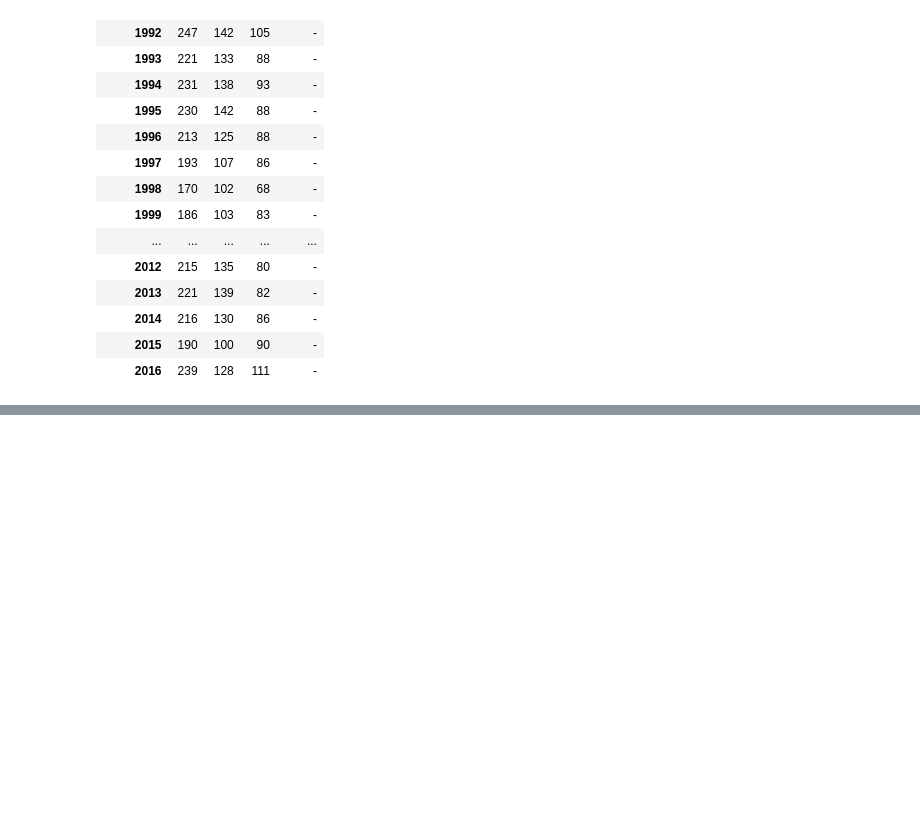
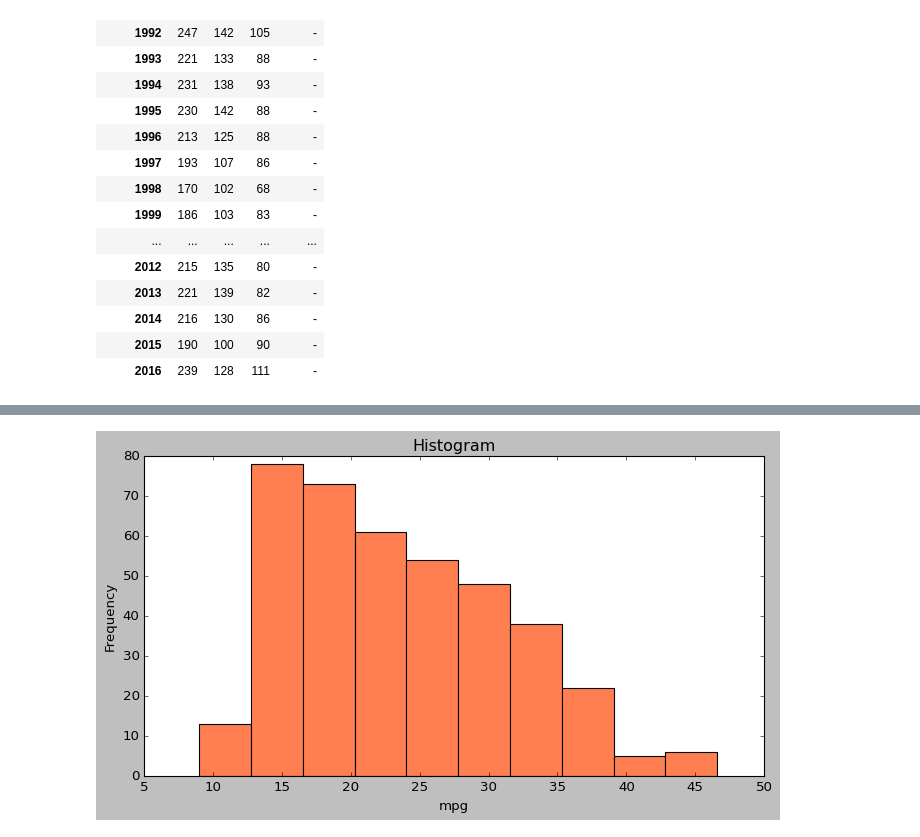
Before and after one commit to himzei/15-data-analyze, a Jupyter notebook: 4-1_matplotlib.ipynb, the cells around one changed output, grey strips where cells are left out. Saved outputs shown, nothing was run; the diff lists cells and outputs as text; code cells hidden in the pictures; blank space fills up the shorter version.

```diff
--- a/4-1_matplotlib.ipynb
+++ b/4-1_matplotlib.ipynb
@@ -699,0 +803,10 @@ df
+# %%
+plt.style.use("classic")
+
+df = pd.read_csv("./data/auto-mpg.csv", header=None)
+
+df.columns = [
+    "mpg", "cylinder", "displacement", "horsepower", "weight", "acceleration", "model year", "origin", "name"
+]
+
+df.head()
@@ -699,0 +820,8 @@ df
+# %%
+df["mpg"].plot(kind="hist", bins=10, color="coral", figsize=(10, 5))
+
+plt.title("Histogram")
+plt.xlabel("mpg")
+plt.show()
+# %% [output]
+[figure, added]
```
Also changed, not shown: parts of 32 cells of this notebook.
